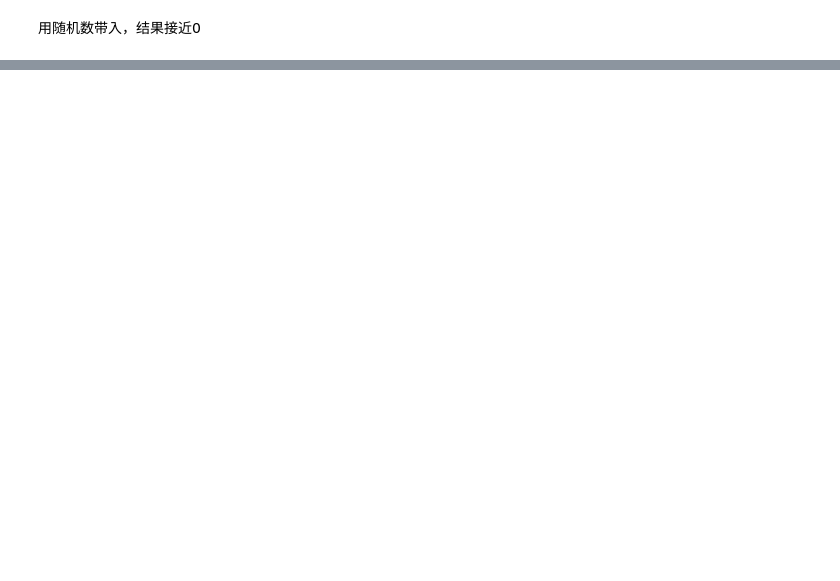
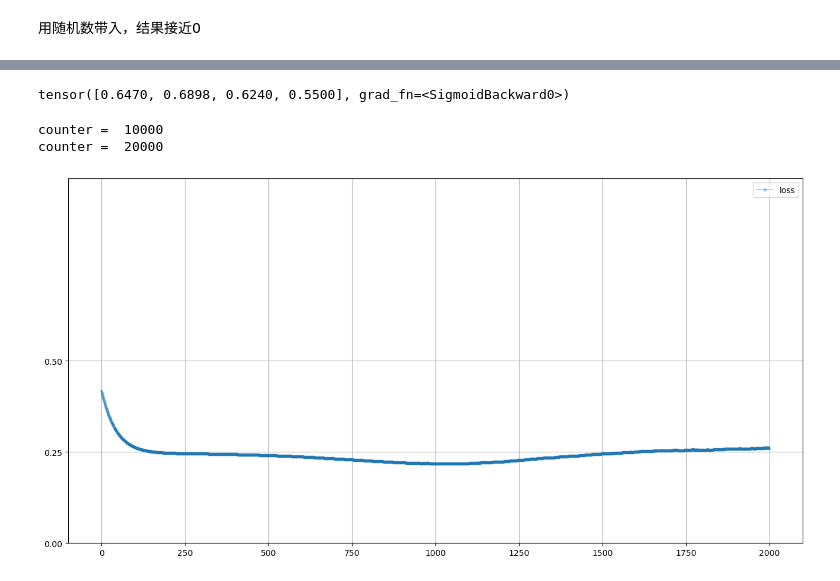
Before and after one commit to w0330t/gan, a Jupyter notebook: v1.ipynb, the cells around one changed output, grey strips where cells are left out. Saved outputs shown, nothing was run; the diff lists cells and outputs as text; code cells hidden in the pictures; blank space fills up the shorter version.

```diff
--- a/v1.ipynb
+++ b/v1.ipynb
@@ -117,0 +176,33 @@ tensor([0.1249], grad_fn=<SigmoidBackward0>)
+# %%
+G = Generator()
+G.forward(torch.Tensor([0.5]))
+# %% [output]
+tensor([0.6470, 0.6898, 0.6240, 0.5500], grad_fn=<SigmoidBackward0>)
+# %%
+D = Discriminator()
+G = Generator()
+
+image_list = []
+
+for i in range(10000):
+
+    # 先用真实样本训练
+    D.train(generate_real(), torch.Tensor([1.0]))
+
+    # 使用生成器样本训练鉴别器
+    # 仅训练鉴别器不训练生成器，所以切断了计算图
+    D.train(G.forward(torch.Tensor([0.5])).detach(), torch.Tensor([0.0]))
+
+    # 训练生成器
+    G.train(D, torch.Tensor([0.5]), torch.Tensor([1.0]))
+
+    # 每训练1000次记录图像
+    if (i % 1000 == 0):
+        image_list.append(G.forward(torch.FloatTensor([0.5])).detach().numpy())
+# %% [output]
+counter =  10000
+counter =  20000
+# %%
+D.plot_progress()
+# %% [output]
+[figure, added]
```
Also changed, not shown: parts of 9 cells of this notebook.
